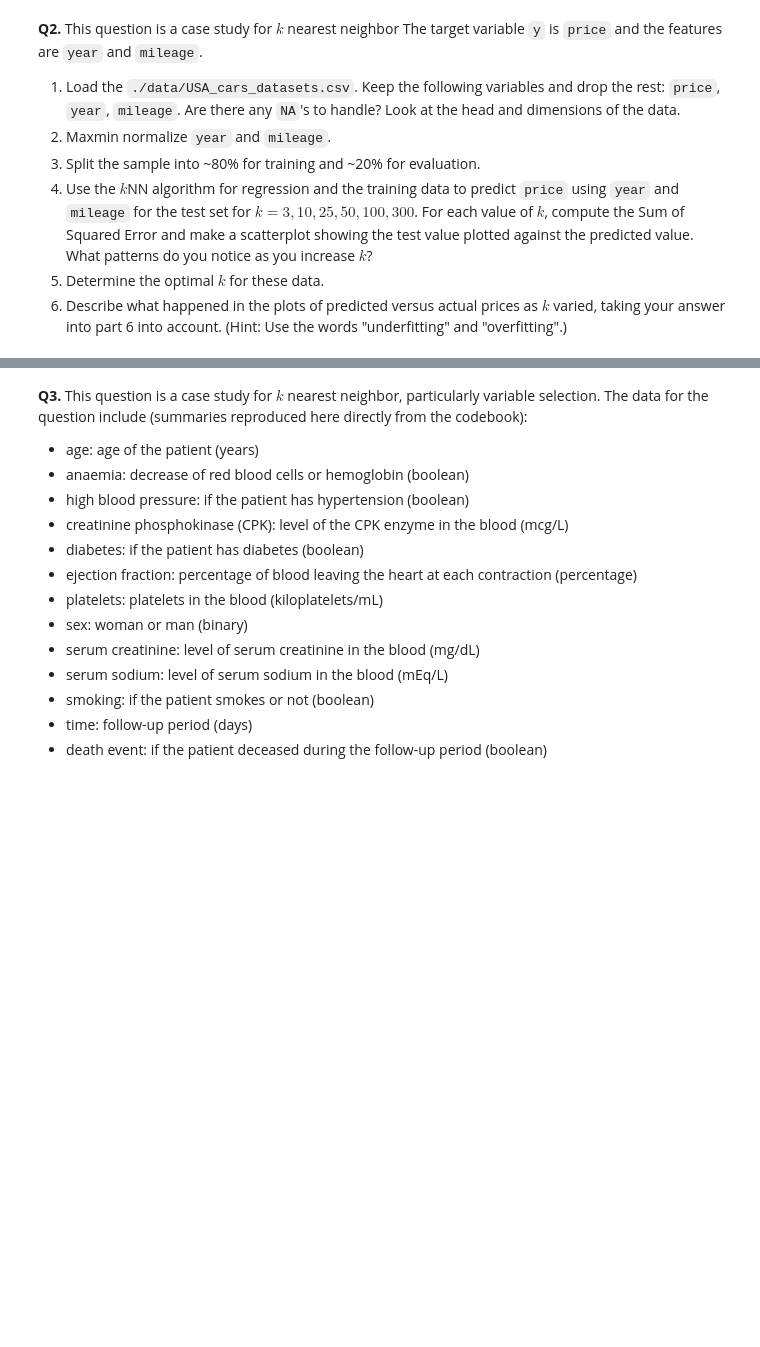
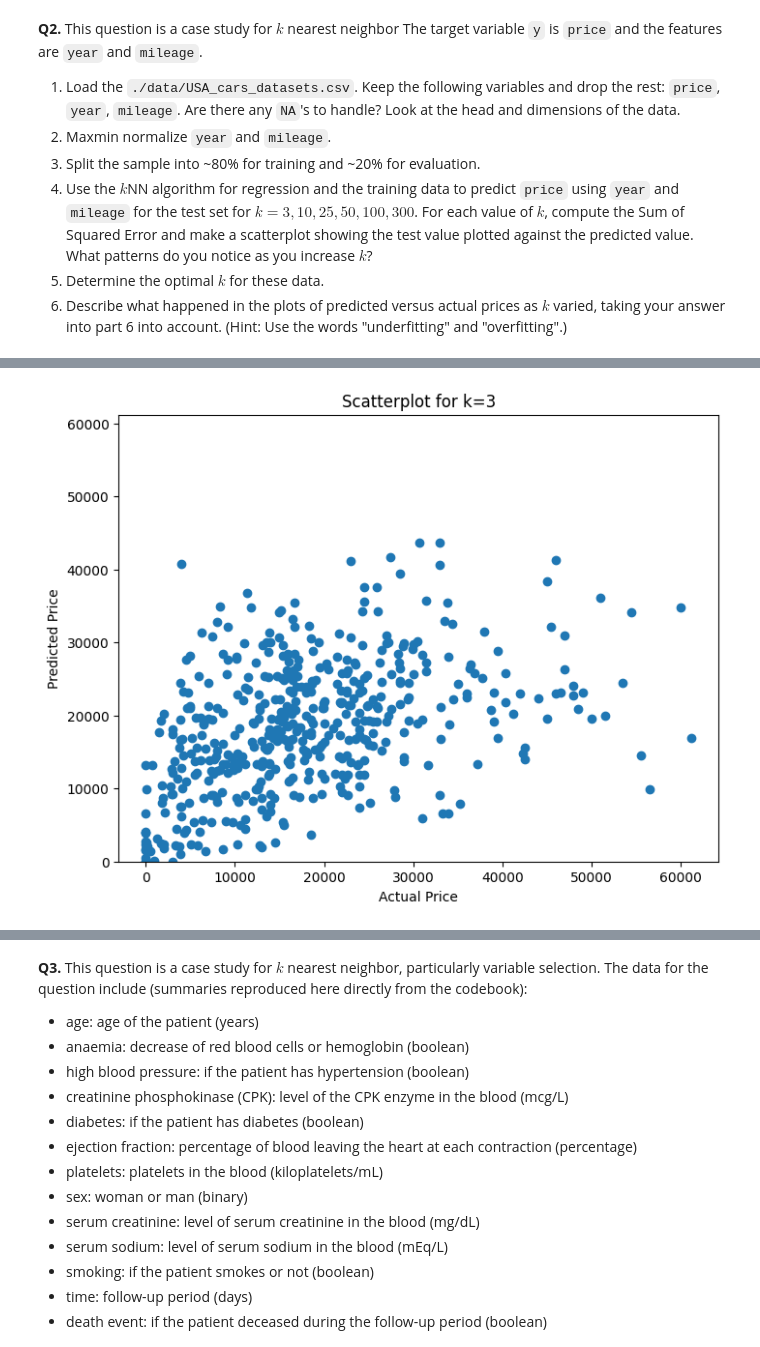
Before and after one commit to racheljhuh/assignment3, a Jupyter notebook: assignment_knn_and_kmc.ipynb, the cells around one changed output, grey strips where cells are left out. Saved outputs shown, nothing was run; the diff lists cells and outputs as text; code cells hidden in the pictures; blank space fills up the shorter version.

Commit message:
Finished Q2 but confused on Q1.6 confusion matrix

```diff
--- a/assignment_knn_and_kmc.ipynb
+++ b/assignment_knn_and_kmc.ipynb
@@ -249,3 +248,94 @@ sns.move_legend(this_plot, "upper left", bbox_to_anchor=(1, 1)) # Move legend of
 4. Use the $k$NN algorithm for regression and the training data to predict `price` using `year` and `mileage` for the test set for $k=3,10,25,50,100,300$. For each value of $k$, compute the Sum of Squared Error and make a scatterplot showing the test value plotted against the predicted value. What patterns do you notice as you increase $k$?
 5. Determine the optimal $k$ for these data.
 6. Describe what happened in the plots of predicted versus actual prices as $k$ varied, taking your answer into part 6 into account. (Hint: Use the words "underfitting" and "overfitting".)
+# %%
+#Q2
+
+#1)
+import numpy as np # Import the numpy package into your workspace
+import pandas as pd  # Import the pandas package into your workspace
+import seaborn as sns # Import Seaborn
+import matplotlib.pyplot as plt
+from sklearn.neighbors import KNeighborsRegressor
+from sklearn.metrics import mean_squared_error
+
+def pn(x):
+    print(x,'\n')
+    return
+! git clone https://www.github.com/DS3001/assignment3
+udf = pd.read_csv('./assignment3/data/USA_cars_datasets.csv',low_memory=False)
+
+udf = udf.loc[:,
+    ['price', 'year', 'mileage']]
+
+udf.head()
+
+#Find out if there are missing data
+summary = udf.describe()
+# Check for missing values
+missing_values = udf.isnull().sum()
+
+# Display the summary statistics and missing values
+print(summary)
+print("\nMissing Values:")
+print(missing_values)
+
+#No NAs to handle
+
+udf.info()
+
+#2)
+from sklearn.model_selection import train_test_split
+
+# Select features/target variable for analysis:
+y = df['price'] # Create target variable vector
+X = udf.loc[:,['year','mileage']] # Create feature matrix
+pn(X.head())
+pn(X.describe())
+
+# Maxmin normalization function:
+def maxmin(z):
+    z = (z-min(z))/(max(z)-min(z))
+    return(z)
+
+# Apply maxmin to each column of X to get U:
+X = X.apply(maxmin)
+pn(X.head())
+pn(X.describe())
+
+#3)
+# Split the data into an ~80% training dataset and ~20% testing dataset
+X_train, X_test, y_train, y_test = train_test_split(X, y, test_size=0.2, random_state=100)
+
+for k in k_values: #Used chat gpt to write this
+    # Create a new figure for each k
+    plt.figure(figsize=(8, 6))
+
+    # Initialize and fit the k-nearest neighbors regression model
+    knn = KNeighborsRegressor(n_neighbors=k)
+    knn.fit(X_train, y_train)
+
+    # Predict prices
+    y_pred = knn.predict(X_test)
+
+    # Create a scatterplot
+    plt.scatter(y_test, y_pred)
+    plt.xlabel('Actual Price')
+    plt.ylabel('Predicted Price')
+    plt.title(f'Scatterplot for k={k}')
+    plt.ylim(y_test.min(), y_test.max()) #Set the same y axes for all plots
+
+    # Save or show the plot
+    plt.show()  # Uncomment this line to display the plot interactively
+
+    # Compute and print MSE for each k value
+    mse = mean_squared_error(y_test, y_pred)
+    print(f'MSE for k={k}: {mse}')
+
+    #As you increase k, the sum of squares error decreases until you make the jump from k=100 to k=300 where it begins to increase again
+    #This proves that the optimal k = 100.
+#6)
+
+#As k increases, the predicted value levels out to a constant value which shows underfitting. This is because it averages too large a number of neighbors which then makes the model lose its ability to capture the patterns of the data and leads to overly simplistic predictions.
+#When k is smaller, especially at k=3, 10, 25, and 50, the model is overfit which captures too much noise. This shows in the fact that there are a lot of wandering points that don't have a sense of direction and don't show a specific pattern.
+# %% [output]
@@ -251,0 +359 @@ sns.move_legend(this_plot, "upper left", bbox_to_anchor=(1, 1)) # Move legend of
+[figure, added]
```
Also changed, not shown: parts of 6 cells of this notebook.
